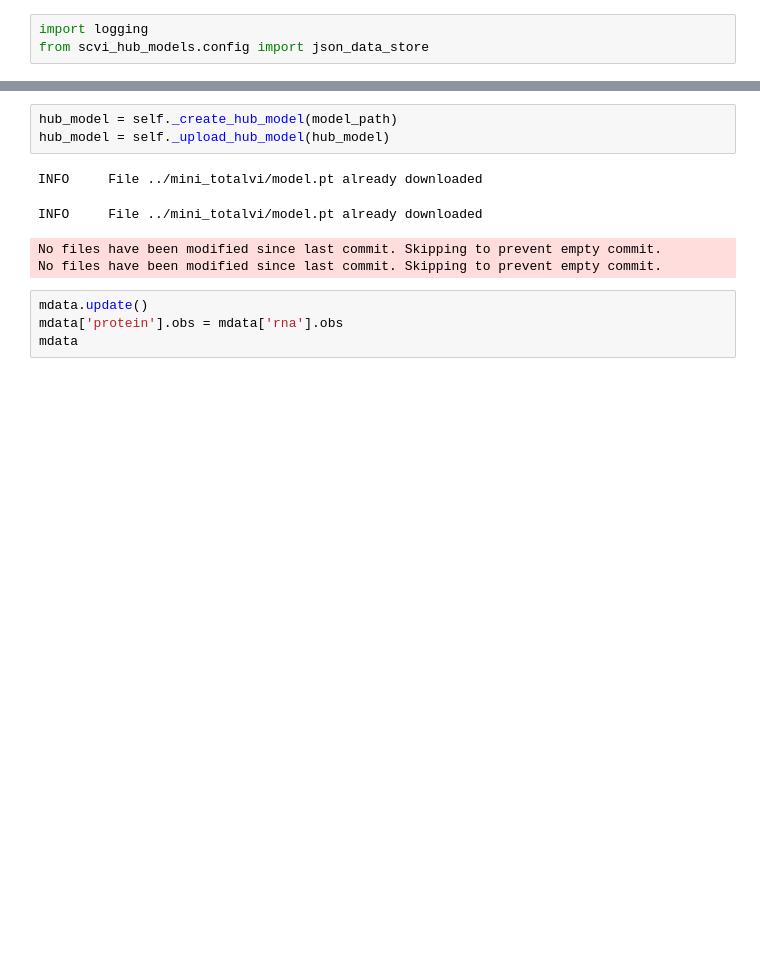
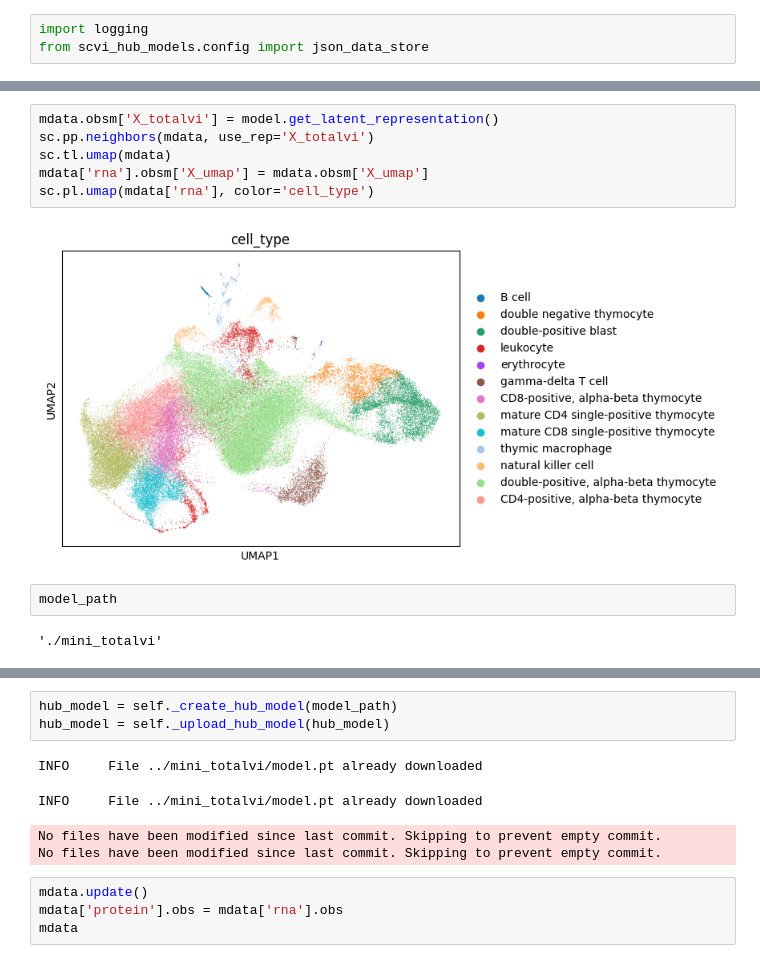
Before and after one commit to YosefLab/scvi-hub-models, a Jupyter notebook: src/scvi_hub_models/test.ipynb, the cells around one changed output, grey strips where cells are left out. Cells and saved outputs as stored; diff of their text form; blank space fills up the shorter version.

```diff
--- a/src/scvi_hub_models/test.ipynb
+++ b/src/scvi_hub_models/test.ipynb
@@ -103,0 +297,12 @@ Name: GCATTAGCATAAGCGG-1-s1d1, dtype: object
+# %%
+mdata.obsm['X_totalvi'] = model.get_latent_representation()
+sc.pp.neighbors(mdata, use_rep='X_totalvi')
+sc.tl.umap(mdata)
+mdata['rna'].obsm['X_umap'] = mdata.obsm['X_umap']
+sc.pl.umap(mdata['rna'], color='cell_type')
+# %% [output]
+[figure, added]
+# %%
+model_path
+# %% [output]
+'./mini_totalvi'
```
Also changed, not shown: parts of 49 cells of this notebook, 6 other files.
